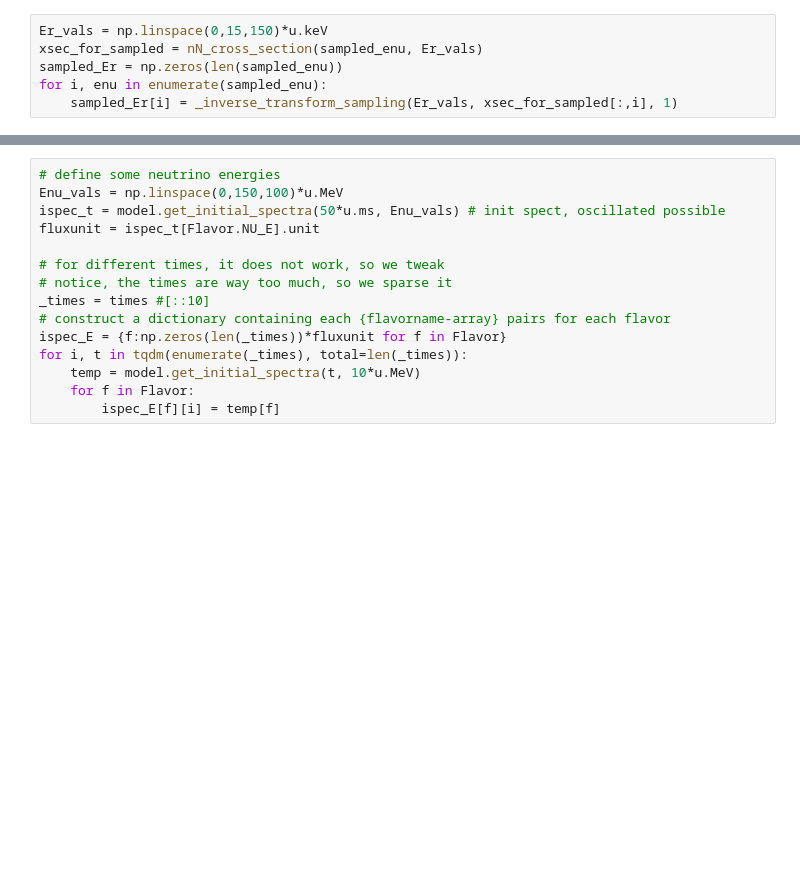
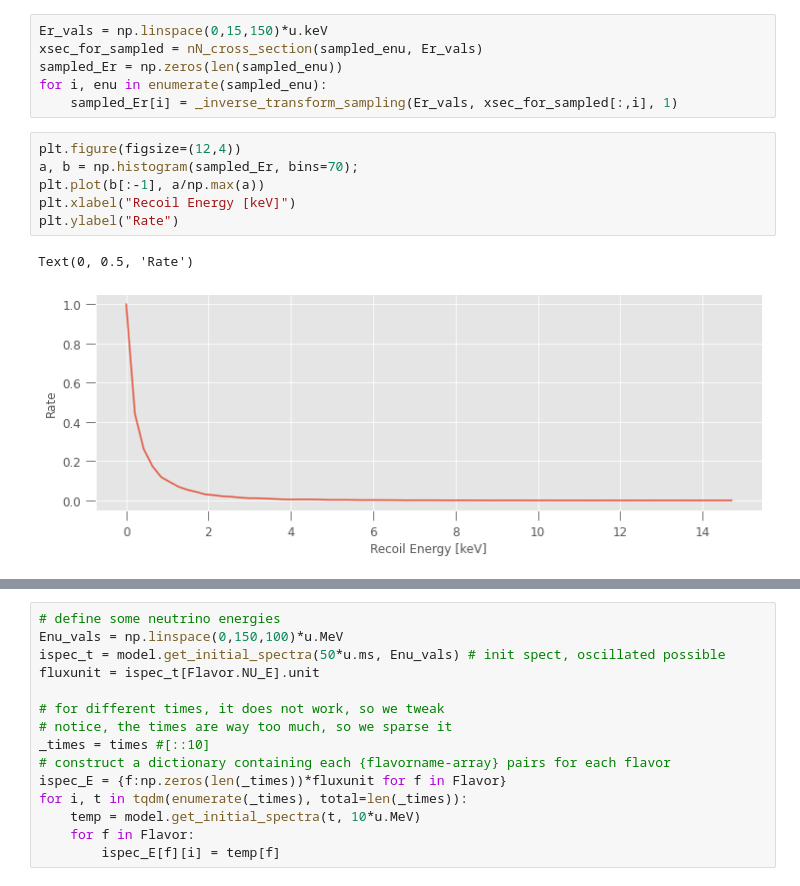
Before and after one commit to XENONnT/multimessenger, a Jupyter notebook: notebooks/SNAX2-staged_sampling.ipynb, the cells around one changed output, grey strips where cells are left out. Saved outputs shown, nothing was run; the diff lists cells and outputs as text; blank space fills up the shorter version.

```diff
--- a/notebooks/SNAX2-staged_sampling.ipynb
+++ b/notebooks/SNAX2-staged_sampling.ipynb
@@ -267,4 +281,13 @@ xsec_for_sampled = nN_cross_section(sampled_enu, Er_vals)
 sampled_Er = np.zeros(len(sampled_enu))
 for i, enu in enumerate(sampled_enu):
     sampled_Er[i] = _inverse_transform_sampling(Er_vals, xsec_for_sampled[:,i], 1)
+# %%
+plt.figure(figsize=(12,4))
+a, b = np.histogram(sampled_Er, bins=70);
+plt.plot(b[:-1], a/np.max(a))
+plt.xlabel("Recoil Energy [keV]")
+plt.ylabel("Rate")
+# %% [output]
+Text(0, 0.5, 'Rate')
+[figure, added]
 # %%
```
Also changed, not shown: parts of 17 cells of this notebook, 6 other files.
